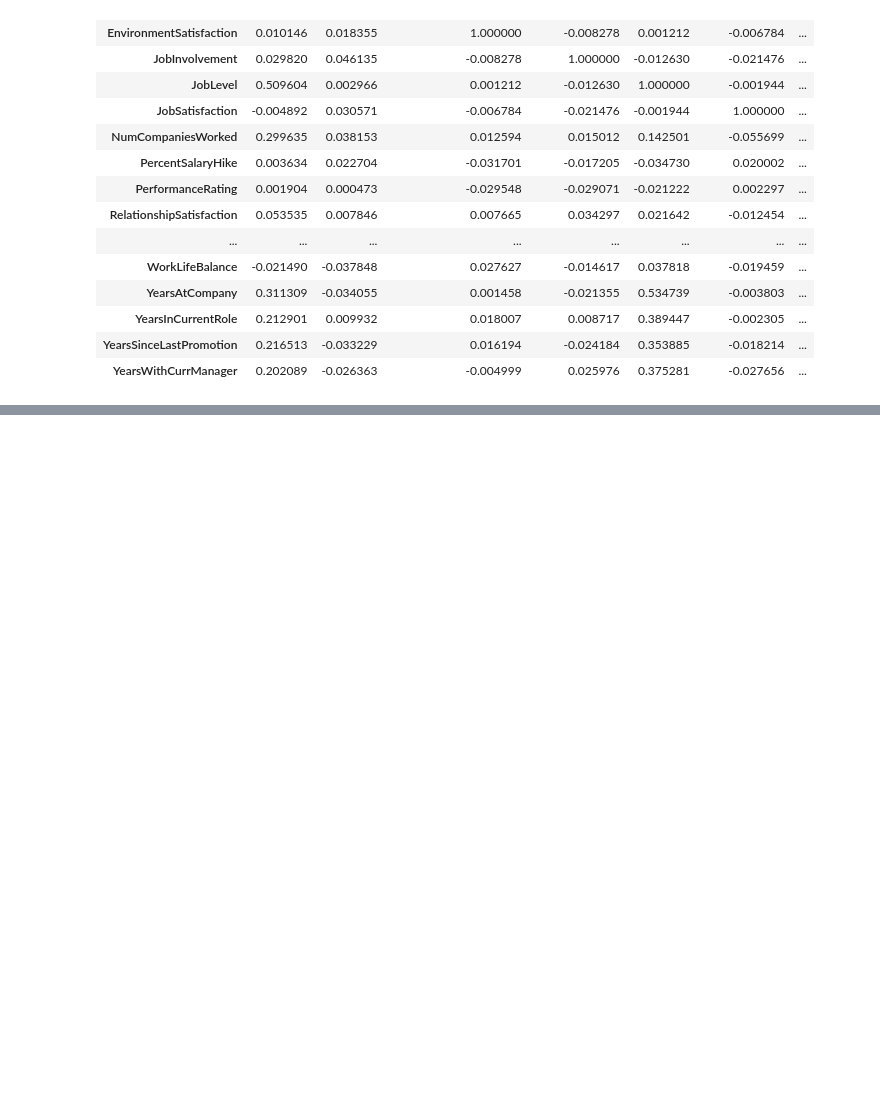
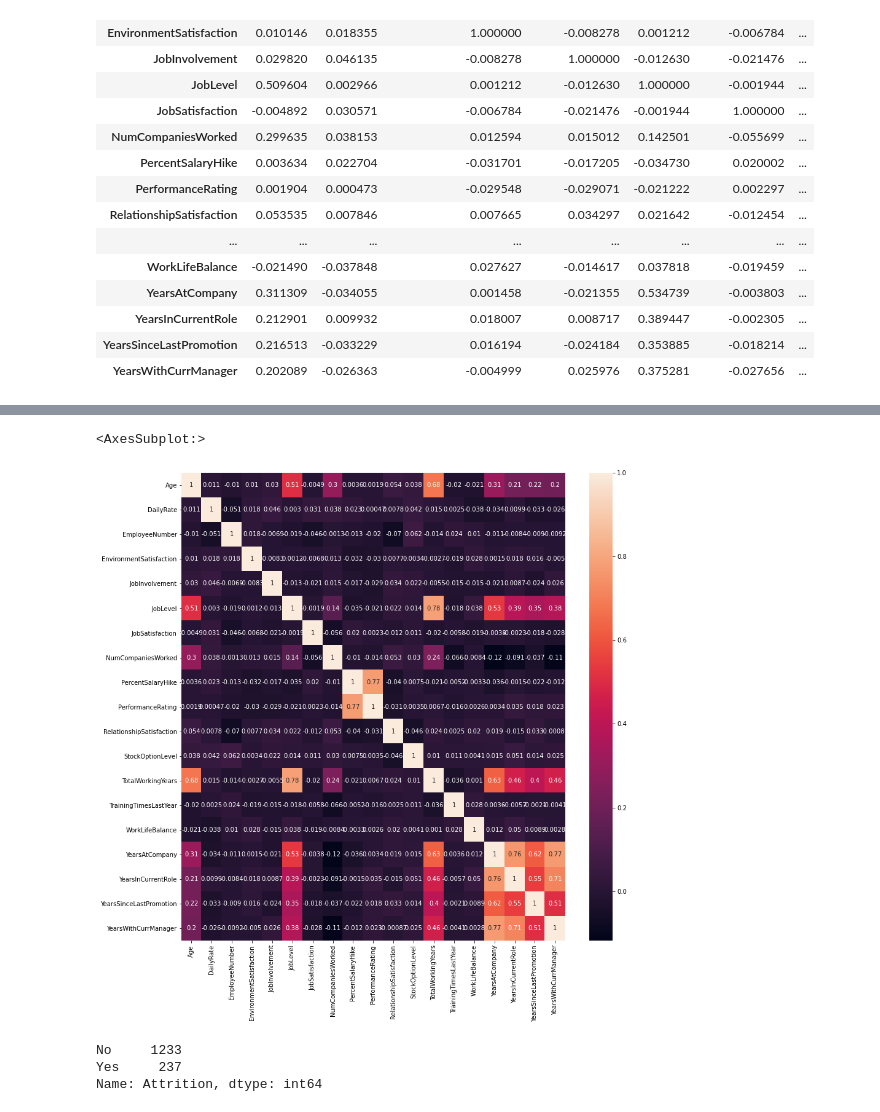
Before and after one commit to nithinkrishnan/dm-assgn, a Jupyter notebook: Code/Attrition_bkp.ipynb, the cells around one changed output, grey strips where cells are left out. Saved outputs shown, nothing was run; the diff lists cells and outputs as text; code cells hidden in the pictures; blank space fills up the shorter version.

```diff
--- a/Code/Attrition_bkp.ipynb
+++ b/Code/Attrition_bkp.ipynb
@@ -240,0 +335,5 @@ df.corr()
+# %%
+#Visualize the correlation
+plt.figure(figsize=(14,14))  #14in by 14in
+sns.heatmap(df.corr(), annot=True)
+# %% [output]
@@ -240,0 +341,10 @@ df.corr()
+<AxesSubplot:>
+[figure, added]
+# %%
+X = df.drop(['Attrition'], axis=1)
+y = df['Attrition']
+y.value_counts()
+# %% [output]
+No     1233
+Yes     237
+Name: Attrition, dtype: int64
```
Also changed, not shown: parts of 23 cells of this notebook.
